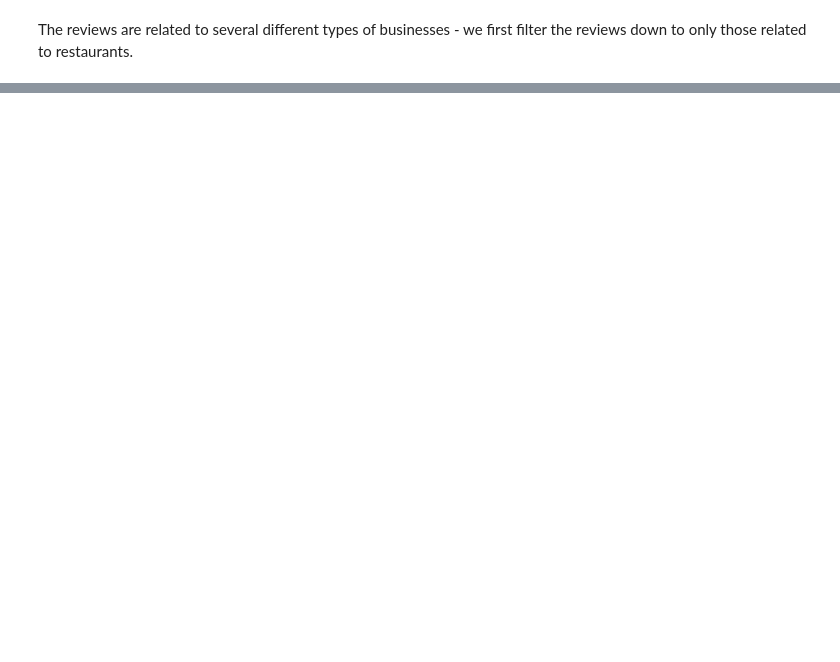
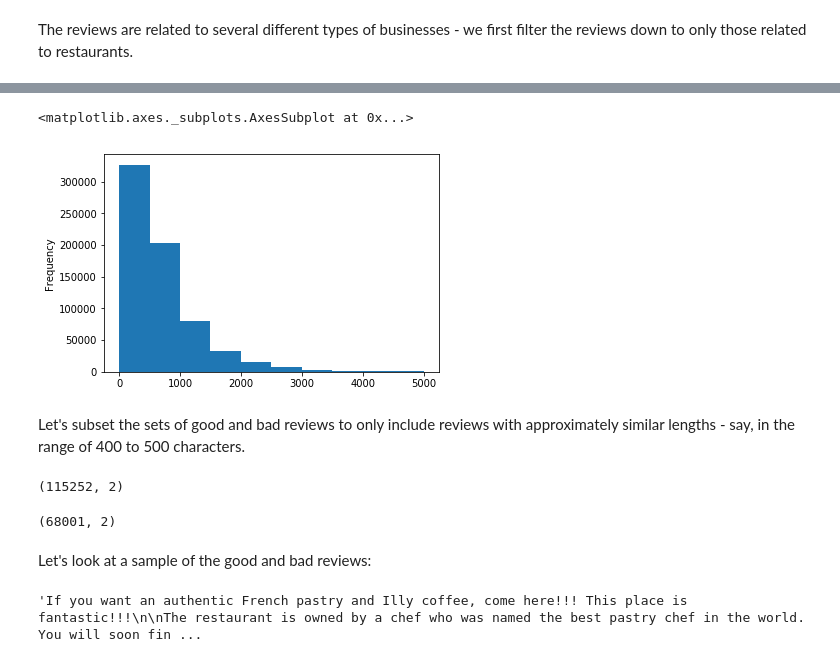
Before and after one commit to kunal-kotian/deep_learning_sentiment_classification, a Jupyter notebook: preprocess/preprocessing_data.ipynb, the cells around one changed output, grey strips where cells are left out. Drawn from its saved outputs; the diff is of its cells as text; code cells hidden in the pictures; blank space fills up the shorter version.

```diff
--- a/preprocess/preprocessing_data.ipynb
+++ b/preprocess/preprocessing_data.ipynb
@@ -279,0 +114,2 @@ pyLDAvis.save_html(prepared_data,'./pyldadavis.html')
+# %%
+rest_biz = rest_biz[['business_id']]
@@ -279,0 +189,2 @@ pyLDAvis.save_html(prepared_data,'./pyldadavis.html')
+# %%
+reviews_bad = rest_reviews[rest_reviews.stars.isin([1, 2])]
@@ -279,0 +204,24 @@ pyLDAvis.save_html(prepared_data,'./pyldadavis.html')
+# %%
+rev_len_bad = reviews_bad.text.apply(len)
+rev_len_bad.plot(kind='hist')
+# %% [output]
+<matplotlib.axes._subplots.AxesSubplot at 0x...>
+[figure, added]
+# %% [markdown]
+Let's subset the sets of good and bad reviews to only include reviews with approximately similar lengths - say, in the range of 400 to 500 characters.
+# %%
+reviews_good = reviews_good[(reviews_good.text.apply(len) <= 500) & (reviews_good.text.apply(len) >= 400)]
+reviews_good.shape
+# %% [output]
+(115252, 2)
+# %%
+reviews_bad = reviews_bad[(reviews_bad.text.apply(len) <= 500) & (reviews_bad.text.apply(len) >= 400)]
+reviews_bad.shape
+# %% [output]
+(68001, 2)
+# %% [markdown]
+Let's look at a sample of the good and bad reviews:
+# %%
+reviews_good.text.iloc[100]
+# %% [output]
+'If you want an authentic French pastry and Illy coffee, come here!!! This place is fantastic!!!\n\nThe restaurant is owned by a chef who was named the best pastry chef in the world. You will soon fin ...
```
Also changed, not shown: parts of 81 cells of this notebook.
